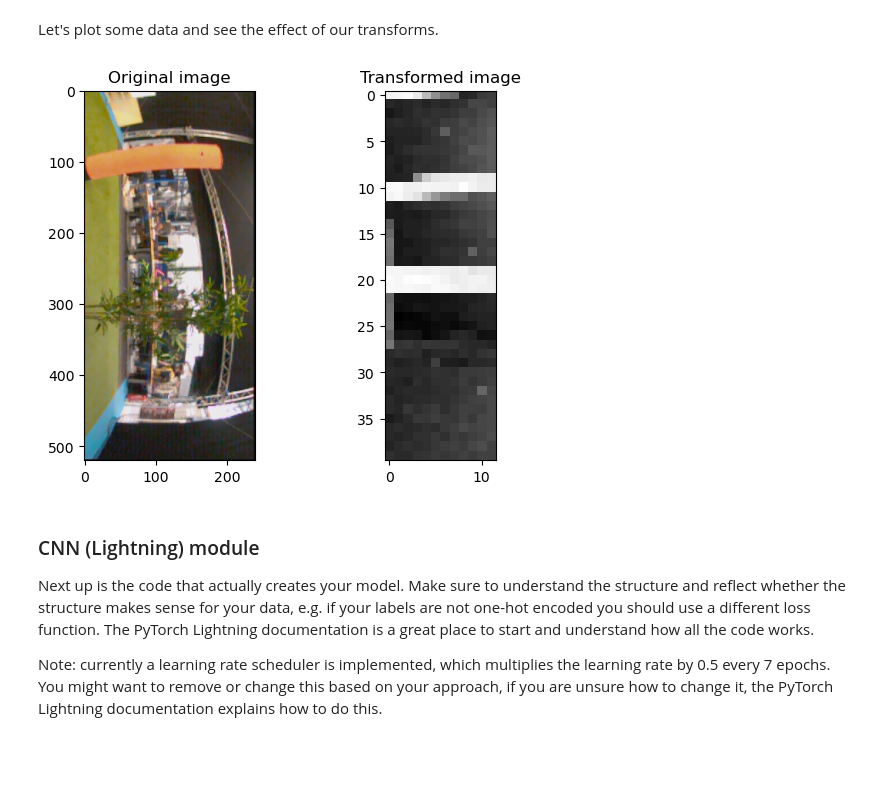
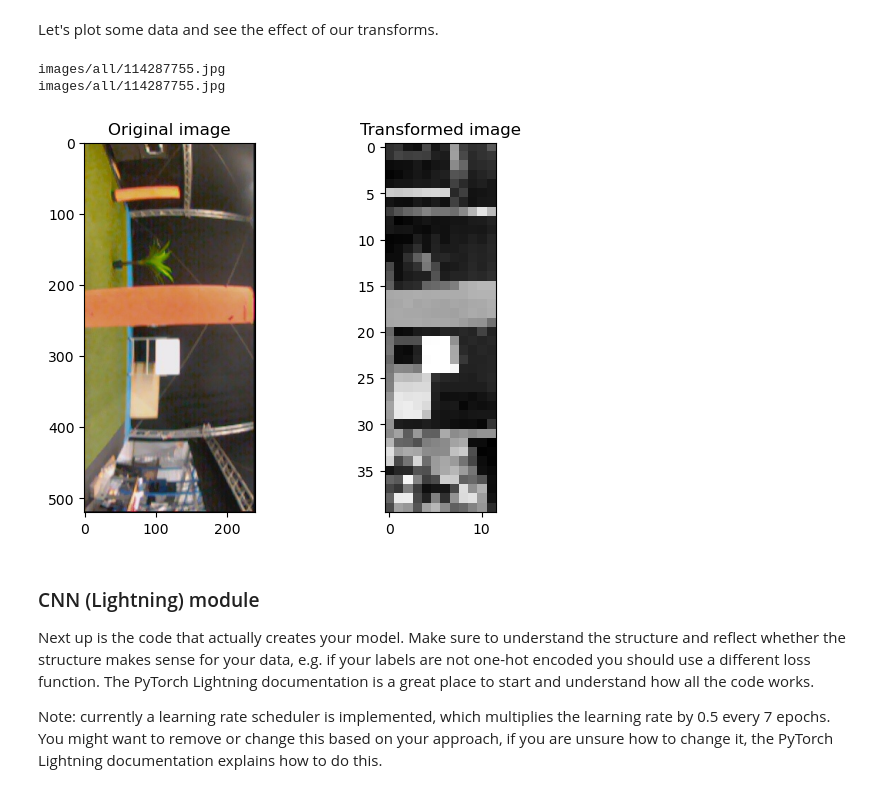
Before and after one commit to Timdnb/CNN-for-Micro-Air-Vehicles, a Jupyter notebook: CNN_training.ipynb, the cells around one changed output. Cells and saved outputs as stored; diff of their text form; code cells hidden in the pictures; blank space fills up the shorter version.

```diff
--- a/CNN_training.ipynb
+++ b/CNN_training.ipynb
@@ -185,17 +188,19 @@ test_loader = DataLoader(test_dataset, batch_size=batch_size, shuffle=False, num
 # %% [markdown]
 Let's plot some data and see the effect of our transforms.
 # %%
-img_original, _ = dataset_no_transform[0]
-img_transformed, _ = train_dataset[0]
+img_original, _ = dataset_no_transform[2]
+img_transformed, _ = train_dataset_full[2]
 
 fig, axs = plt.subplots(1, 2)
 axs[0].imshow(img_original.permute(1, 2, 0))
 axs[0].set_title('Original image')
 axs[1].imshow(img_transformed.squeeze(), cmap='gray')
 axs[1].set_title('Transformed image')
 plt.show()
 # %% [output]
+images/all/114287755.jpg
+images/all/114287755.jpg
-[figure, old version]
+[figure, new version]
 # %% [markdown]
 ### CNN (Lightning) module
 Next up is the code that actually creates your model. Make sure to understand the structure and reflect whether the structure makes sense for your data, e.g. if your labels are not one-hot encoded you should use a different loss function. The PyTorch Lightning documentation is a great place to start and understand how all the code works.
```
Also changed, not shown: parts of 4 cells of this notebook.
